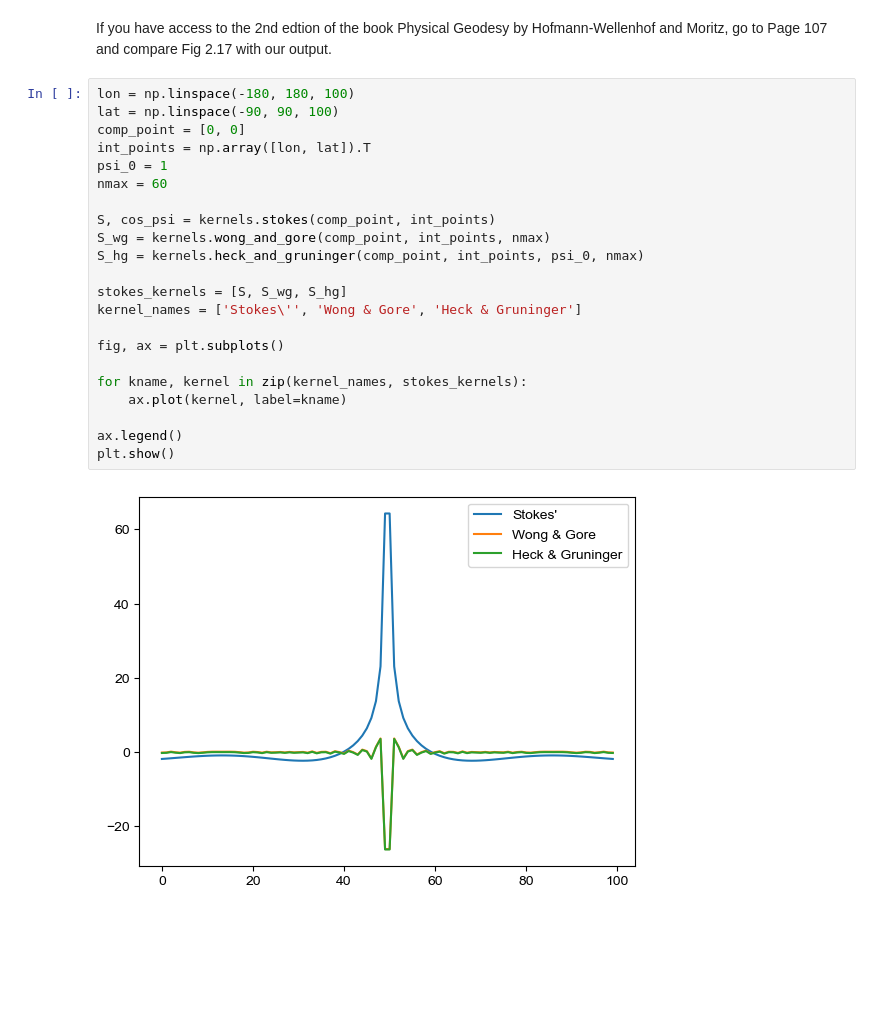
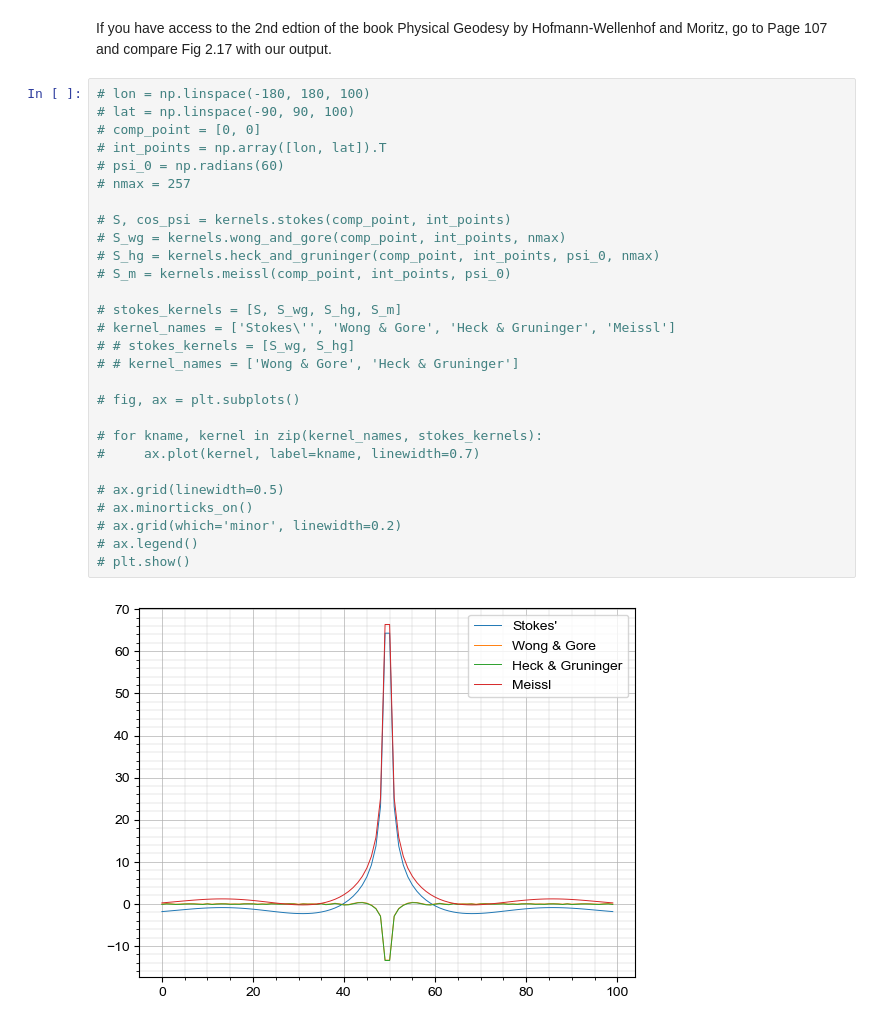
Before and after one commit to cikelly/geoidlab, a Jupyter notebook: Notebooks/Kernels.ipynb, the cells around one changed output. Drawn from its saved outputs; the diff is of its cells as text; blank space fills up the shorter version.

Commit message:
added Meissl's modification

```diff
--- a/Notebooks/Kernels.ipynb
+++ b/Notebooks/Kernels.ipynb
@@ -43,26 +48,32 @@ plt.show()
 # %% [markdown]
 If you have access to the 2nd edtion of the book Physical Geodesy by Hofmann-Wellenhof and Moritz, go to Page 107 and compare Fig 2.17 with our output.
 # %%
-lon = np.linspace(-180, 180, 100)
-lat = np.linspace(-90, 90, 100)
-comp_point = [0, 0]
-int_points = np.array([lon, lat]).T
-psi_0 = 1
-nmax = 60
+# lon = np.linspace(-180, 180, 100)
+# lat = np.linspace(-90, 90, 100)
+# comp_point = [0, 0]
+# int_points = np.array([lon, lat]).T
+# psi_0 = np.radians(60)
+# nmax = 257
 
-S, cos_psi = kernels.stokes(comp_point, int_points)
-S_wg = kernels.wong_and_gore(comp_point, int_points, nmax)
-S_hg = kernels.heck_and_gruninger(comp_point, int_points, psi_0, nmax)
+# S, cos_psi = kernels.stokes(comp_point, int_points)
+# S_wg = kernels.wong_and_gore(comp_point, int_points, nmax)
+# S_hg = kernels.heck_and_gruninger(comp_point, int_points, psi_0, nmax)
+# S_m = kernels.meissl(comp_point, int_points, psi_0)
 
-stokes_kernels = [S, S_wg, S_hg]
-kernel_names = ['Stokes\'', 'Wong & Gore', 'Heck & Gruninger']
+# stokes_kernels = [S, S_wg, S_hg, S_m]
+# kernel_names = ['Stokes\'', 'Wong & Gore', 'Heck & Gruninger', 'Meissl']
+# # stokes_kernels = [S_wg, S_hg]
+# # kernel_names = ['Wong & Gore', 'Heck & Gruninger']
 
-fig, ax = plt.subplots()
+# fig, ax = plt.subplots()
 
-for kname, kernel in zip(kernel_names, stokes_kernels):
-    ax.plot(kernel, label=kname)
+# for kname, kernel in zip(kernel_names, stokes_kernels):
+#     ax.plot(kernel, label=kname, linewidth=0.7)
 
-ax.legend()
-plt.show()
+# ax.grid(linewidth=0.5)
+# ax.minorticks_on()
+# ax.grid(which='minor', linewidth=0.2)
+# ax.legend()
+# plt.show()
 # %% [output]
-[figure, old version]
+[figure, new version]
```
Also changed, not shown: parts of 15 cells of this notebook, 1 other file.
